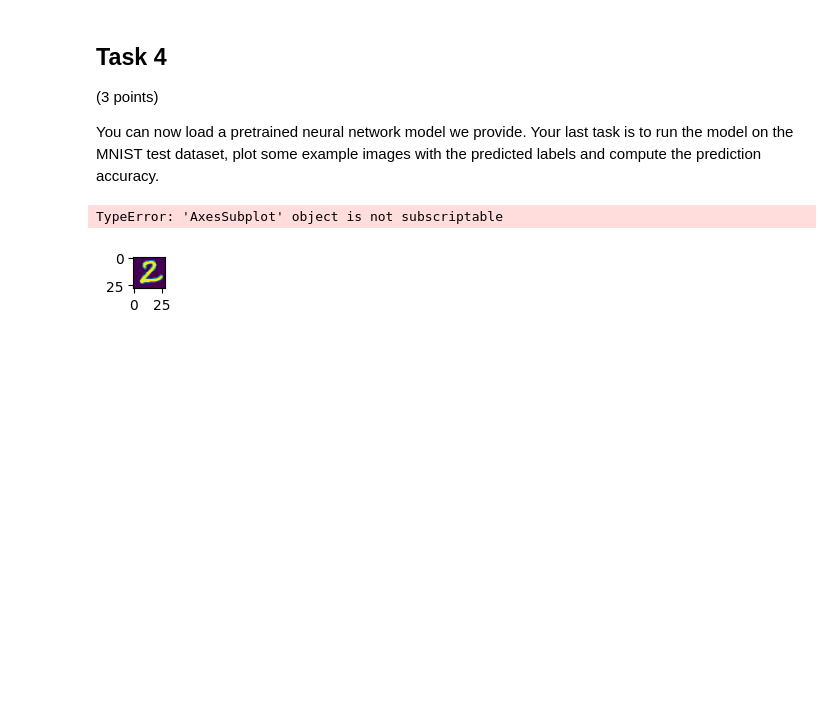
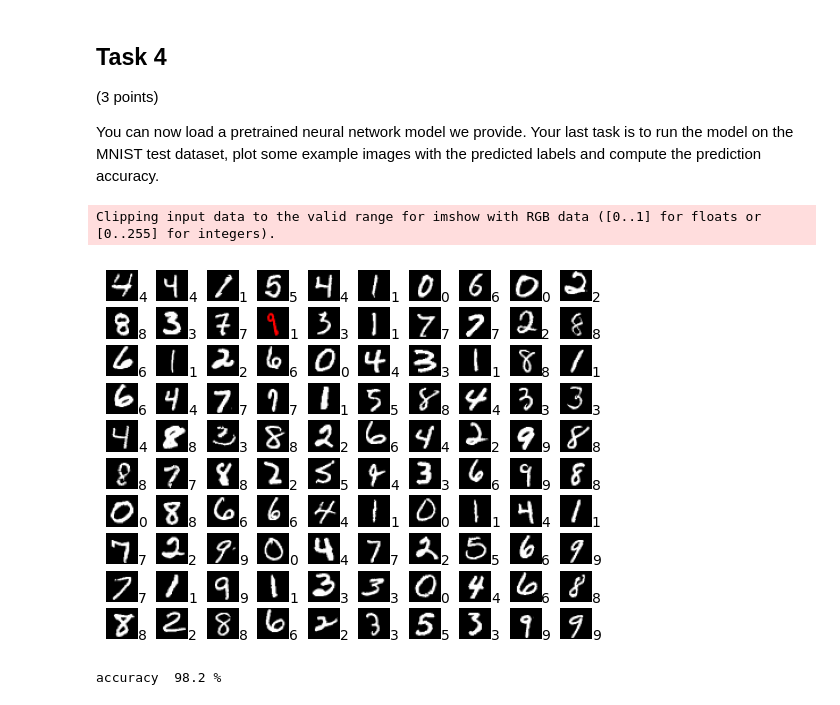
Before and after one commit to leonardo-va/computervision, a Jupyter notebook: 2.0-tl-pytorch.ipynb, the cells around one changed output. Saved outputs shown, nothing was run; the diff lists cells and outputs as text; code cells hidden in the pictures; blank space fills up the shorter version.

```diff
--- a/2.0-tl-pytorch.ipynb
+++ b/2.0-tl-pytorch.ipynb
@@ -226,7 +226,7 @@ Your last task is to run the model on the MNIST test dataset, plot some example
 # %%
 def validate(model, data_loader):
     # TODO: Create a 10x10 grid of subplots
-    ax1 = plt.subplot(10,10,1)
+    fig, axs = plt.subplots(10,10)
     model.eval()
     correct = 0 # count for correct predictions
 
@@ -251,7 +251,7 @@ def validate(model, data_loader):
             # plot the first 100 images
             if i < 100:
                 # TODO: compute position of ith image in the grid
-                row = np.ceil(i/10)
+                row = int(np.floor(i/10))
                 col = i % 10
 
                 # TODO: convert image tensor to numpy array
@@ -260,38 +260,43 @@ def validate(model, data_loader):
 
                 # TODO: make wrongly predicted images red
                 if correct_flag == False:
-                    redImg = np.zeros((npImage.shape[0], np.Image.shape[1], 3))
+                    redImg = np.zeros((npImage.shape[0], npImage.shape[1], 3))
                     redImg[:,:,0] = npImage
                     npImage = redImg
                 # TODO: disable axis and show image
-                ax1[1][i] = plt.imshow(npImage)
+                if correct_flag:
+                    axs[row,col].imshow(npImage, cmap='gray')
+                else:
+                    axs[row,col].imshow(npImage)
+                axs[row,col].axis('off')
 
                 # TODO: show the predicted class next to each image
-
-
+                axs[row,col].text(28,28,str(infered_label.item()))
             elif i == 100:
                 plt.show()
 
     # TODO: compute and print the prediction accuracy in percent
+    print("accuracy ", 100 * correct/len(data_loader), "%")
 
 
 # create a DataLoader using the implemented MNIST dataset class
 data_loader = torch.utils.data.DataLoader(
     MNIST('data/mnist/testing',
     transform=transforms.Compose([
         transforms.ToTensor(),
         transforms.Normalize((0.1307,), (0.3081,))
     ])),
     batch_size=1, shuffle=True)
 
 # create the neural network
 model = Net()
 
 # load the statedict from 'models/mnist/simple_cnn.pt'
 model.load_state_dict(torch.load('models/mnist/simple_cnn.pt'))
 
 # validate the model
 validate(model, data_loader)
 # %% [output]
-TypeError: 'AxesSubplot' object is not subscriptable
+Clipping input data to the valid range for imshow with RGB data ([0..1] for floats or [0..255] for integers).
-[figure, old version]
+[figure, new version]
+accuracy  98.2 %
```
